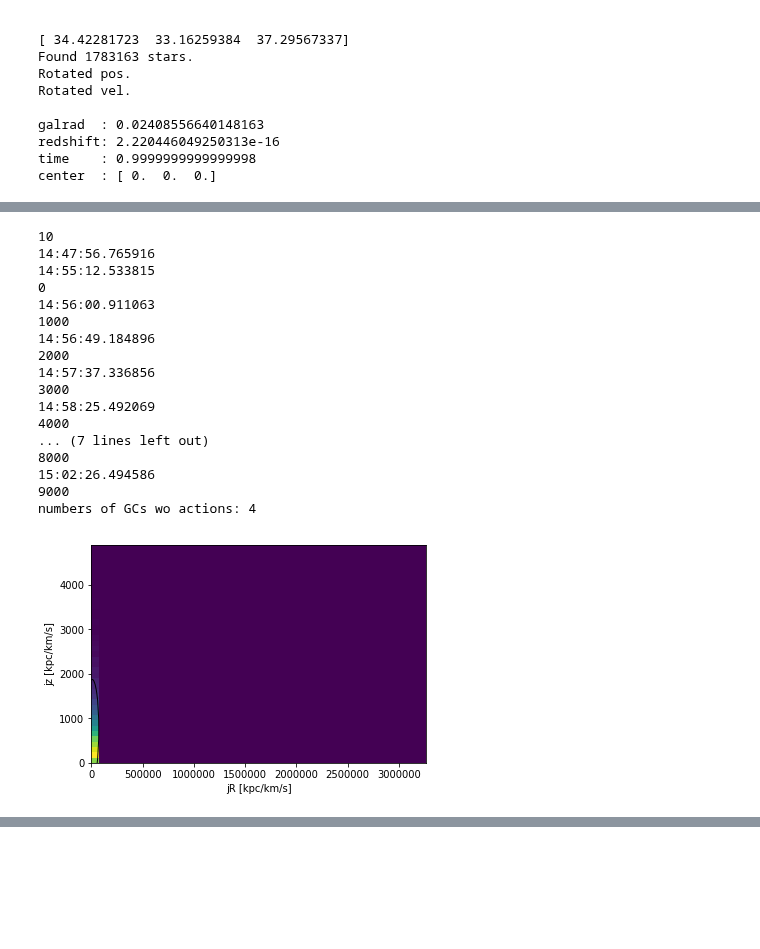
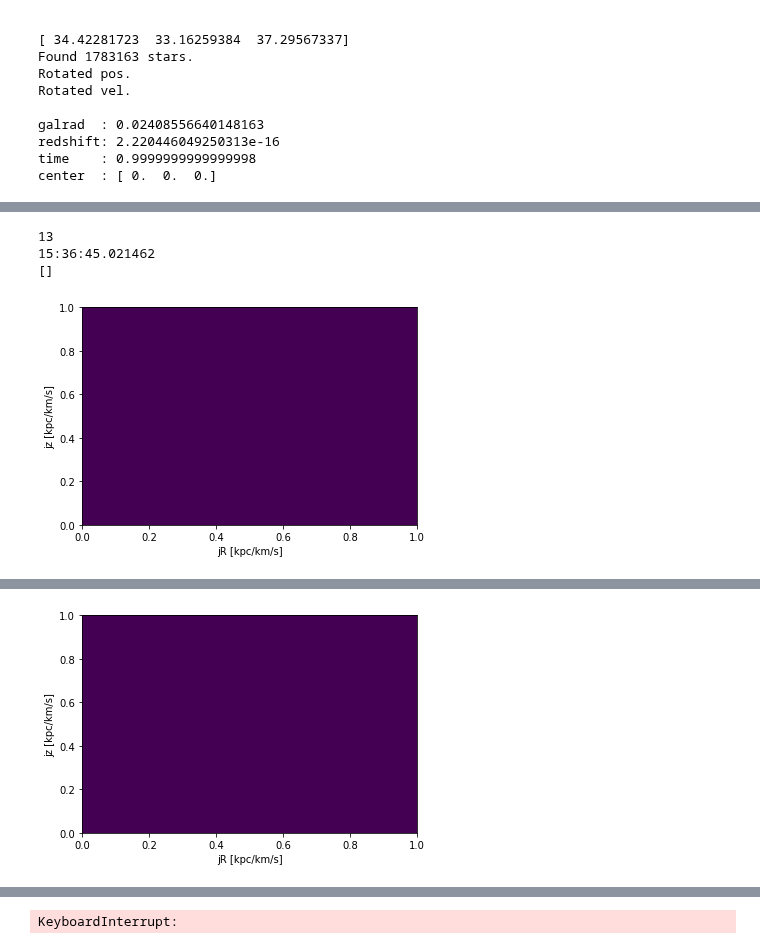
Before and after one commit to sophialilleengen/masterproject, a Jupyter notebook: notebooks/1action_aNFW_diagnostic_plot-Copy1.ipynb, the cells around one changed output, grey strips where cells are left out. Saved outputs shown, nothing was run; the diff lists cells and outputs as text; code cells hidden in the pictures; blank space fills up the shorter version.

Commit message:
more diagnostic plots

```diff
--- a/notebooks/1action_aNFW_diagnostic_plot-Copy1.ipynb
+++ b/notebooks/1action_aNFW_diagnostic_plot-Copy1.ipynb
@@ -242,7 +242,7 @@ def eigsorted(cov):
     order = vals.argsort()[::-1]
     return vals[order], vecs[:,order]
 
-a_NFWH_arr = np.arange(10,41,1)
+a_NFWH_arr = np.arange(13,41,1)
 mean_jR_kpckms = []
 std_jR_kpckms  = []
 skew_jR_kpckms = []
@@ -291,72 +291,53 @@ for var_a_NFW_kpc in a_NFWH_arr:
     jR_galpy, lz_galpy, jz_galpy, r_kpc = np.zeros(len(IDs)), np.zeros(len(IDs)), np.zeros(len(IDs)), np.zeros(len(IDs))
     savedIDs = np.zeros(len(IDs))
     IDs_notworking = []
-    try:
-        print(datetime.datetime.now().time())
-        jR_galpy, lz_galpy, jz_galpy = aAS(R_galpy, vR_galpy, vT_galpy, z_galpy, vz_galpy)
-        r_kpc = np.sqrt(R_kpc**2 + z_kpc**2)
-        saveIDs = IDs
-    except:
-        for test_i, item in enumerate(IDs):
-            if (test_i % 1000) == 0:
-                print(datetime.datetime.now().time())
-                print(test_i)
-            try:
-                jR_galpy[test_i], lz_galpy[test_i], jz_galpy[test_i] = aAS(R_galpy[test_i], vR_galpy[test_i], vT_galpy[test_i], z_galpy[test_i], vz_galpy[test_i])
-                r_kpc[test_i] = np.sqrt(R_kpc[test_i]**2 + z_kpc[test_i]**2)
-                savedIDs[test_i] = item
-            except(ValueError, UnboundError):
-                IDs_notworking.append(item)
-                continue
-        print('numbers of GCs wo actions:', len(IDs_notworking))
+
+    for test_i, item in enumerate(IDs):
+        if (test_i % 1000) == 0:
+            print(datetime.datetime.now().time())
+            print(test_i)
+        try:
+            jR_galpy[test_i], lz_galpy[test_i], jz_galpy[test_i] = aAS(R_galpy[test_i], vR_galpy[test_i], vT_galpy[test_i], z_galpy[test_i], vz_galpy[test_i])
+            r_kpc[test_i] = np.sqrt(R_kpc[test_i]**2 + z_kpc[test_i]**2)
+            savedIDs[test_i] = item
+        except(ValueError, UnboundError):
+            IDs_notworking.append(item)
+            continue
+    print('numbers of GCs wo actions:', len(IDs_notworking))
     jR_kpckms, lz_kpckms, jz_kpckms = jR_galpy * fix_R0_kpc * fix_v0_kms, lz_galpy * fix_R0_kpc * fix_v0_kms, jz_galpy * fix_R0_kpc * fix_v0_kms
 
     # just pick result values of particles of which I actually could calculate actions
     survivor_id_mask = np.isin(IDs, savedIDs)
     jR_kpckms, lz_kpckms, jz_kpckms = jR_kpckms[survivor_id_mask], lz_kpckms[survivor_id_mask], jz_kpckms[survivor_id_mask]
     r_kpc = r_kpc[survivor_id_mask]
     survivor_IDs = IDs[survivor_id_mask]
-
+    print(jR_kpckms)
     mean_jR_kpckms.append(np.mean(jR_kpckms))
     std_jR_kpckms.append(np.std(jR_kpckms))
     skew_jR_kpckms.append(stats.skew(jR_kpckms))
     mean_jz_kpckms.append(np.mean(jz_kpckms))
     std_jz_kpckms.append(np.std(jz_kpckms))
     skew_jz_kpckms.append(stats.skew(jz_kpckms))
     cov_jR_jz = np.cov(jR_kpckms, jz_kpckms)
     covs_jR_jz.append(cov_jR_jz)
     nstd = 2
     ax = plt.subplot(111)
 
     #cov = np.cov(x, y)
     vals, vecs = eigsorted(cov_jR_jz)
     theta = np.degrees(np.arctan2(*vecs[:,0][::-1]))
     w, h = 2 * nstd * np.sqrt(vals)
     ell = Ellipse(xy=(np.mean(jR_kpckms), np.mean(jz_kpckms)),
                   width=w, height=h,
                   angle=theta, color='black')
     ell.set_facecolor('none')
     ax.add_artist(ell)
     plt.hist2d(jR_kpckms, jz_kpckms, bins = 41)
     plt.xlabel('jR [kpc/km/s]')
     plt.ylabel('jz [kpc/km/s]')
     plt.show()
 # %% [output]
-10
-14:47:56.765916
-14:55:12.533815
-0
-14:56:00.911063
-1000
-14:56:49.184896
-2000
-14:57:37.336856
-3000
-14:58:25.492069
-4000
-... (7 lines left out)
-8000
-15:02:26.494586
-9000
-numbers of GCs wo actions: 4
+13
+15:36:45.021462
+[]
-[figure, old version]
+[figure, new version]
@@ -370,0 +346 @@ numbers of GCs wo actions: 4
+[figure, added]
@@ -371,3 +351,4 @@ numbers of GCs wo actions: 4
+KeyboardInterrupt:
 # %%
 # goal plot
 fig, (ax1, ax2) = plt.subplots(2, 1, sharex=True, figsize = (15,10))
```
Also changed, not shown: parts of 1 cell of this notebook, 6 other files.
